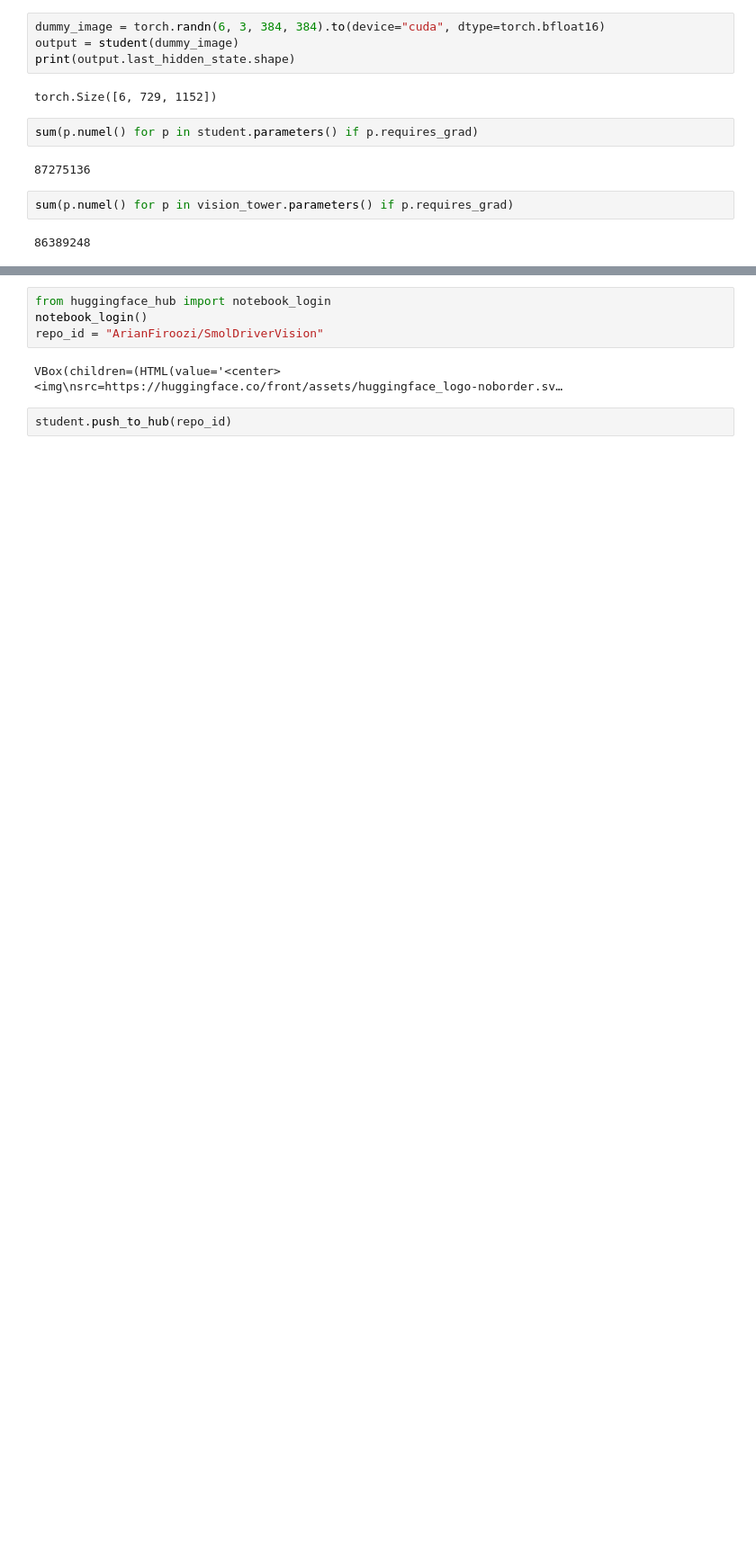
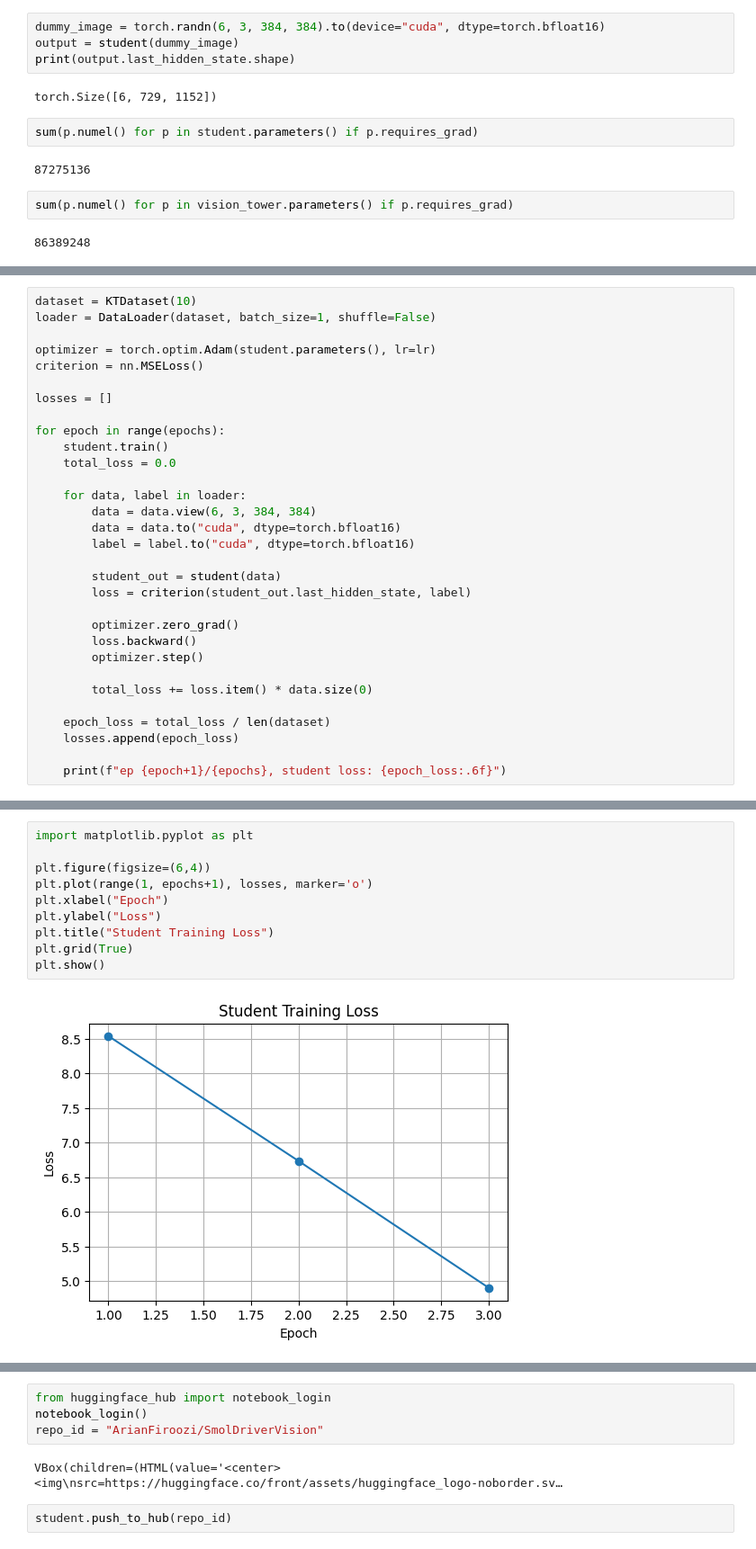
Before and after one commit to MehdiJmlkh/Large-Language-Models-Course-Project, a Jupyter notebook: vision_model_pretraining.ipynb, the cells around one changed output, grey strips where cells are left out. Shown at 90% size. Saved outputs shown, nothing was run; the diff lists cells and outputs as text; blank space fills up the shorter version.

Commit message:
feat: complete training pipeline

```diff
--- a/vision_model_pretraining.ipynb
+++ b/vision_model_pretraining.ipynb
@@ -330,0 +383,31 @@ sum(p.numel() for p in vision_tower.parameters() if p.requires_grad)
+# %%
+dataset = KTDataset(10)
+loader = DataLoader(dataset, batch_size=1, shuffle=False)
+
+optimizer = torch.optim.Adam(student.parameters(), lr=lr)
+criterion = nn.MSELoss()
+
+losses = []
+
+for epoch in range(epochs):
+    student.train()
+    total_loss = 0.0
+
+    for data, label in loader:
+        data = data.view(6, 3, 384, 384)
+        data = data.to("cuda", dtype=torch.bfloat16)
+        label = label.to("cuda", dtype=torch.bfloat16)
+
+        student_out = student(data)
+        loss = criterion(student_out.last_hidden_state, label)
+
+        optimizer.zero_grad()
+        loss.backward()
+        optimizer.step()
+
+        total_loss += loss.item() * data.size(0)
+
+    epoch_loss = total_loss / len(dataset)
+    losses.append(epoch_loss)
+
+    print(f"ep {epoch+1}/{epochs}, student loss: {epoch_loss:.6f}")
@@ -331 +418,13 @@ sum(p.numel() for p in vision_tower.parameters() if p.requires_grad)
+# %%
+import matplotlib.pyplot as plt
+
+plt.figure(figsize=(6,4))
+plt.plot(range(1, epochs+1), losses, marker='o')
+plt.xlabel("Epoch")
+plt.ylabel("Loss")
+plt.title("Student Training Loss")
+plt.grid(True)
+plt.show()
+# %% [output]
+[figure, added]
 # %% [markdown]
```
Also changed, not shown: parts of 18 cells of this notebook.
